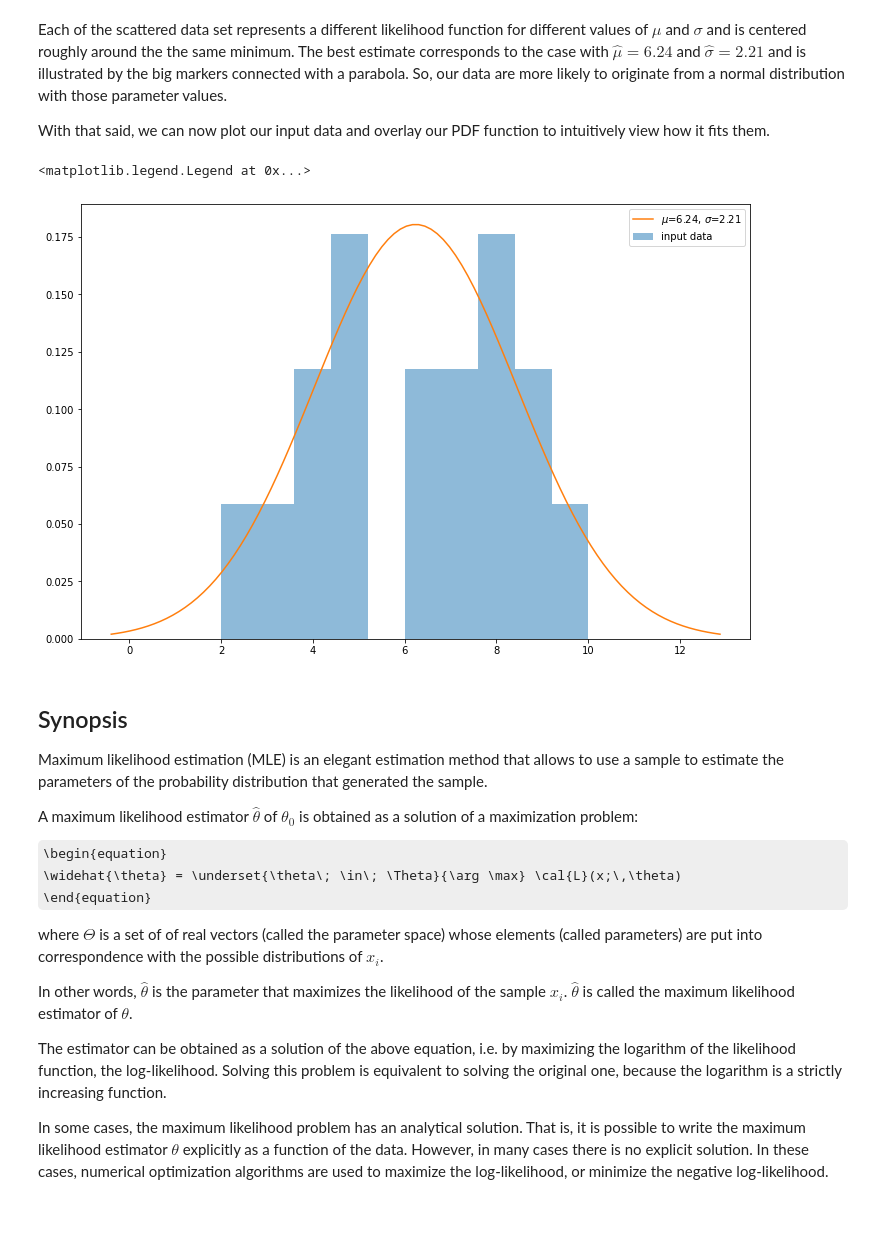
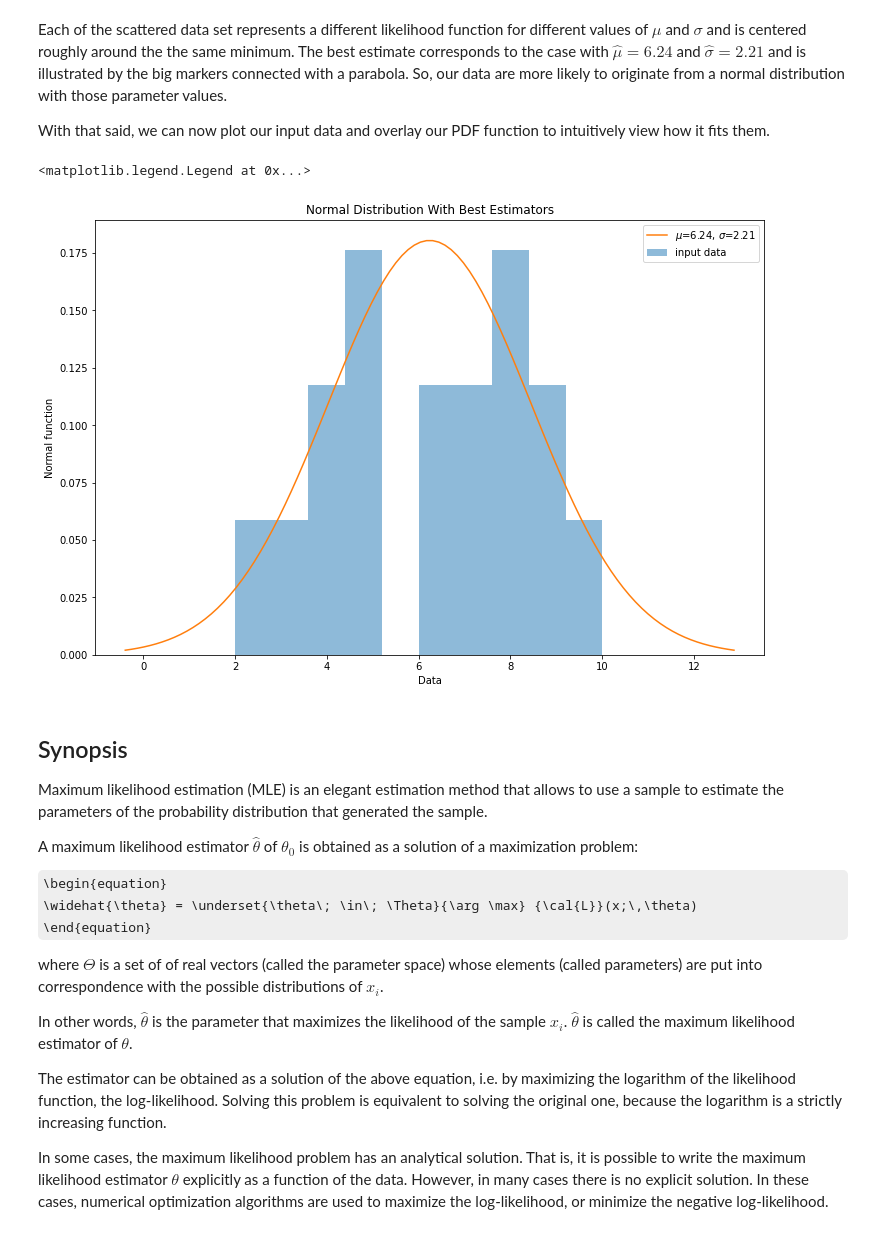
Before and after one commit to zinon/xstatistics, a Jupyter notebook: MaximumLikelihoodEstimation-DataGaussianFit.ipynb, the cells around one changed output. Drawn from its saved outputs; the diff is of its cells as text; code cells hidden in the pictures; some formulas as TeX source.

```diff
--- a/MaximumLikelihoodEstimation-DataGaussianFit.ipynb
+++ b/MaximumLikelihoodEstimation-DataGaussianFit.ipynb
@@ -319,22 +319,25 @@ With that said, we can now plot our input data and overlay our PDF function to i
 # %%
 def xs(μ, σ):
     return np.linspace(μ - 3*σ, μ + 3*σ, 100)
 
 def gauss(μ, σ):
     x = xs(μ, σ)
     plt.plot(x, stats.norm.pdf(x, μ, σ), label=f'$\mu$={μ:.2f}, $\sigma$={σ:.2f}')
 
 
 # plot best with data
 fig, ax = plt.subplots(figsize = (12,8))
 X_weights = np.ones_like(X_data) / len(X_data)
 ax.hist(X_data, weights=X_weights, label='input data', alpha=0.5)
+ax.set_title('Normal Distribution With Best Estimators')
+ax.set_xlabel('Data')
+ax.set_ylabel('Normal function')
 gauss(nllh_results[0].μ, nllh_results[0].σ)
 
 ax.legend(loc="upper right")
 # %% [output]
 <matplotlib.legend.Legend at 0x...>
-[figure, old version]
+[figure, new version]
 # %% [markdown]
 ## Synopsis
 
@@ -343,7 +346,7 @@ Maximum likelihood estimation (MLE) is an elegant estimation method that allows
 A maximum likelihood estimator $\widehat{\theta}$ of $\theta_{0}$ is obtained as a solution of a maximization problem:
 
 \begin{equation}
-\widehat{\theta} = \underset{\theta\; \in\; \Theta}{\arg \max} \cal{L}(x;\,\theta)
+\widehat{\theta} = \underset{\theta\; \in\; \Theta}{\arg \max} {\cal{L}}(x;\,\theta)
 \end{equation}
 
 where $\Theta$ is a set of of real vectors (called the parameter space) whose elements (called parameters) are put into correspondence with the possible distributions of $x_i$.
```
Also changed, not shown: parts of 3 cells of this notebook.
